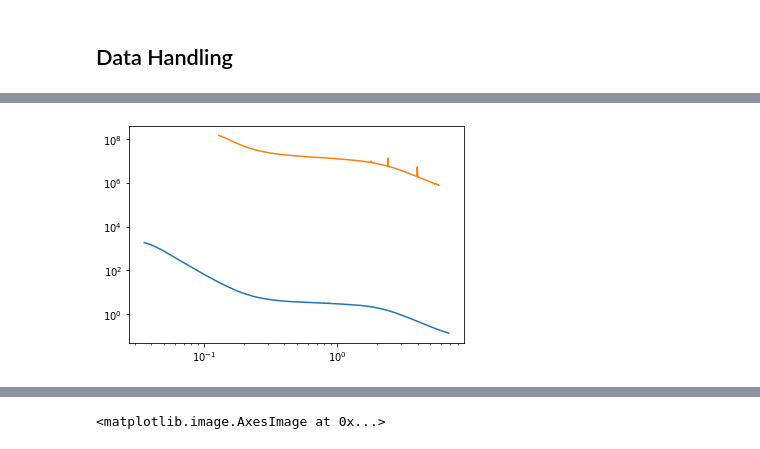
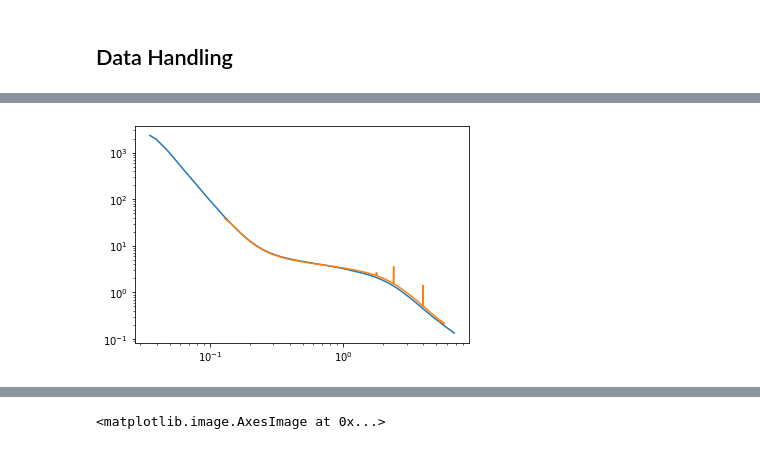
Before and after one commit to EikeGericke/pyASAXS, a Jupyter notebook: ASAXS_DataReduction.ipynb, the cells around one changed output, grey strips where cells are left out. Cells and saved outputs as stored; diff of their text form; code cells hidden in the pictures.

Commit message:
Normalization is running

```diff
--- a/ASAXS_DataReduction.ipynb
+++ b/ASAXS_DataReduction.ipynb
@@ -43,7 +44,7 @@ plt.register_cmap(cmap=red_alpha)
 data_dir = 'files\Data_for_ASAXS'
 # name if data file ontaining all nessesary information
 metaFileName = 'Data_for_ASAXS_ASCII_out_changed_test.txt'
-pathTo_ReferenceFile = 'files\GC-Calibration_Final\GC-K_90um-new2015.dat'
+pathTo_ReferenceFile = 'files\GC-Calibration_Final\GC-K_54um-c.dat'
 
 # For the azimuthal integration result
 bin_number = 400 #how many data points are generated in 1D curves
@@ -65,8 +66,8 @@ sampleThickness = 'SampleThickness'
 sampleName = 'SampleName'
 xray_energy = 'Energy'
 maskFileName = 'MaskFile'
-x_Center = 'x_Center' # in pixel
-y_Center = 'y_Center' # in pixel
+x_Center_String = 'x_Center' # in pixel
+y_Center_String = 'y_Center' # in pixel
 sampleToDetectorDistance = 'SampleToDet_Distance' # in meter
 # %%
 refData = np.genfromtxt(pathTo_ReferenceFile, delimiter=',',comments='#')
@@ -88,6 +89,11 @@ ax.loglog()
 # %%
 usedBackGr_index = 'False'
 usedReference_index = 'False'
+x_Center_old = 'False'
+y_Center_old = 'False'
+energy_old = 'False'
+stDetDist_old = 'False'
+maskFile_old = 'False'
 correctionFrame = pd.DataFrame()
 
 for element in metaFrame.index:
@@ -153,7 +159,7 @@ for element in metaFrame.index:
 
     # loead the image Reference file
     if int(metaFrame['Reference_Index'][element]) == usedReference_index:
-        print('stay')
+        #print('stay')
         pass
     else:
         usedReference_index = int(metaFrame['Reference_Index'][element])
@@ -178,8 +184,8 @@ for element in metaFrame.index:
 
         energy = metaFrame[xray_energy][usedReference_index]
         wavelength = con.h * con.c / con.e / energy  # m
-        x_Center = metaFrame[x_Center][usedReference_index]
-        y_Center = metaFrame[y_Center][usedReference_index]
+        x_Center = metaFrame[x_Center_String][usedReference_index] #Reference
+        y_Center = metaFrame[y_Center_String][usedReference_index] #Reference
         stDetDist = metaFrame[sampleToDetectorDistance][usedReference_index]
         maskFile = metaFrame[maskFileName][usedReference_index]
 
@@ -202,17 +208,47 @@ for element in metaFrame.index:
 
         print('x_Center is',x_Center,'Reference is:',tiffName_Ref,'| Empty is:', tiffName_Empty)
 
+        if x_Center == x_Center_old and y_Center == y_Center_old and energy == energy_old and stDetDist == stDetDist_old and maskFile == maskFile_old:
+            pass
+        else:
+            x_Center_old = x_Center
+            y_Center_old = y_Center
+            energy_old = energy
+            stDetDist_old = stDetDist
+            maskFile_old = maskFile
+
+            ai = pyFAI.AzimuthalIntegrator(dist=stDetDist, poni1=y_Center*pixelsize, poni2=x_Center *pixelsize,
+                                   detector=Pilatus1M(), wavelength=wavelength)
+            # adress the mask
+            ai_mask_path = data_dir + os.sep + maskFile
+            ai_mask_object = fabio.open(ai_mask_path)
+            ai_mask = ai_mask_object.data
+
         #Do the azimutal integration of the Reference file
-        # adress the mask
-        ai = pyFAI.AzimuthalIntegrator(dist=stDetDist, poni1=y_Center*pixelsize, poni2=x_Center *pixelsize,
-                               detector=Pilatus1M(), wavelength=wavelength)
-        # adress the mask
-        ai_mask_path = data_dir + os.sep + maskFile
-        ai_mask_object = fabio.open(ai_mask_path)
-        ai_mask = ai_mask_object.data
+        ref_q, ref_I, ref_e = ai.integrate1d(image_Ref, bin_number, error_model='poisson', mask=ai_mask)
 
-        # usage of integrate 1d method
-        ref_q, ref_I, ref_e = ai.integrate1d(image_Ref, bin_number, error_model='poisson', mask=ai_mask)
+        # find integration limits for the Reference data
+        q_Limit_min = np.array((ref0_q.min(),ref_q.min())).max()
+        q_Limit_max = np.array((ref0_q.max(),ref_q.max())).min()
+        q_normLimit_min = 2 * q_Limit_min
+        q_normLimit_max = q_Limit_max - 0.8*q_Limit_max
+        # find the index close to the limit
+        ref0_IndexMin = min(range(ref0_q.size), key=lambda i: abs(ref0_q[i]-q_normLimit_min))
+        ref0_IndexMax = min(range(ref0_q.size), key=lambda i: abs(ref0_q[i]-q_normLimit_max))
+        ref_IndexMin = min(range(ref_q.size), key=lambda i: abs(ref_q[i]-q_normLimit_min))
+        ref_IndexMax = min(range(ref_q.size), key=lambda i: abs(ref_q[i]-q_normLimit_max))
+
+        print('Reference Normalization between:',q_normLimit_min,'nm^-1 and ',q_normLimit_max,'nm^-1')
+        print('Index for Reference file:',ref0_IndexMin,'with',ref0_q[ref0_IndexMin],'nm^-1 to',ref0_IndexMax,'with',ref0_q[ref0_IndexMax],'nm^-1')
+        print('Index for Experimental Reference data:',ref_IndexMin,'with',ref_q[ref_IndexMin],'nm^-1 to',ref_IndexMax,'with',ref_q[ref_IndexMax],'nm^-1')
+        # Get the normalization/calibration factor
+        int_Reference0 = integrate.trapz(y=ref0_I[ref0_IndexMin:ref0_IndexMax] ,x=ref0_q[ref0_IndexMin:ref0_IndexMax], axis=- 1)
+        int_Reference = integrate.trapz(y=ref_I[ref_IndexMin:ref_IndexMax] ,x=ref_q[ref_IndexMin:ref_IndexMax], axis=- 1)
+        calibrationFactor = int_Reference0/int_Reference
+        print('known',int_Reference0,'experimental',int_Reference,'factor',calibrationFactor)
+        # use calibration Factor on experimental reference data
+        ref_I = ref_I * calibrationFactor
+        ref_e = ref_e * calibrationFactor
 
         # plot measured and known Reference data
         fig, ax = plt.subplots()
@@ -222,8 +258,38 @@ for element in metaFrame.index:
         ax.loglog()
 
 
+    # Do the azimutal integration of the Reference file
+    energy = metaFrame[xray_energy][element]
+    wavelength = con.h * con.c / con.e / energy  # m
+    x_Center = metaFrame[x_Center_String][element]
+    y_Center = metaFrame[y_Center_String][element]
+    stDetDist = metaFrame[sampleToDetectorDistance][element]
+    maskFile = metaFrame[maskFileName][element]
 
+    if x_Center == x_Center_old and y_Center == y_Center_old and energy == energy_old and stDetDist == stDetDist_old and maskFile == maskFile_old:
+        pass
+    else:
+        x_Center_old = x_Center
+        y_Center_old = y_Center
+        energy_old = energy
+        stDetDist_old = stDetDist
+        maskFile_old = maskFile
 
+        ai = pyFAI.AzimuthalIntegrator(dist=stDetDist, poni1=y_Center*pixelsize, poni2=x_Center *pixelsize,
+                               detector=Pilatus1M(), wavelength=wavelength)
+        # adress the mask
+        ai_mask_path = data_dir + os.sep + maskFile
+        ai_mask_object = fabio.open(ai_mask_path)
+        ai_mask = ai_mask_object.data
+
+    # usage of integrate 1d method
+    q, I, e = ai.integrate1d(image, bin_number, error_model='poisson', mask=ai_mask)
+
+    fig, ax = plt.subplots()
+    ax.fill_between(q, I + scale * e, I - scale * e, alpha=0.5)
+    ax.plot(q, I)
+    plt.title(name, fontdict=None, loc='center', pad=None)
+    ax.loglog()
 
     correctionFrame = correctionFrame.append({'SampleName_Reduction':name,'Transm':image_transmission, 'TransmDev':image_transmission_deviation,'BackGrTransm':image_transmission_BG,'ReferenceTransm':image_transmission_Ref},ignore_index=True)
     #fig, ax = plt.subplots()
@@ -255 +308 @@ stay
-[figure, old version]
+[figure, new version]
```
Also changed, not shown: parts of 12 cells of this notebook, 3 other files.
